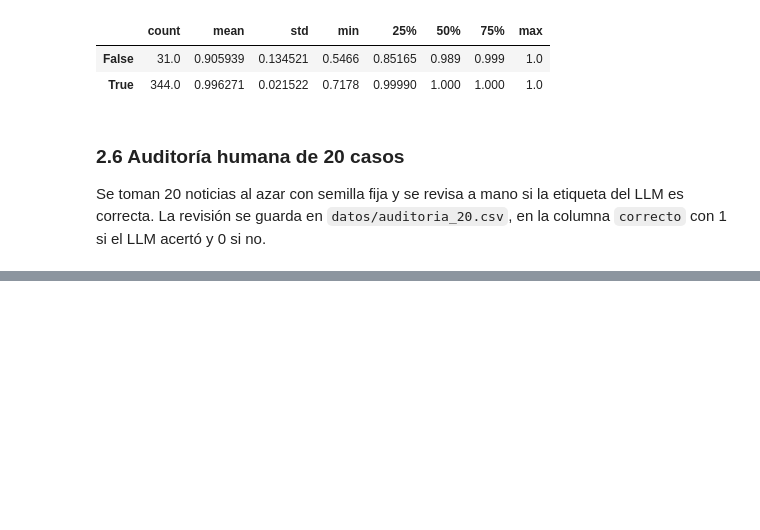
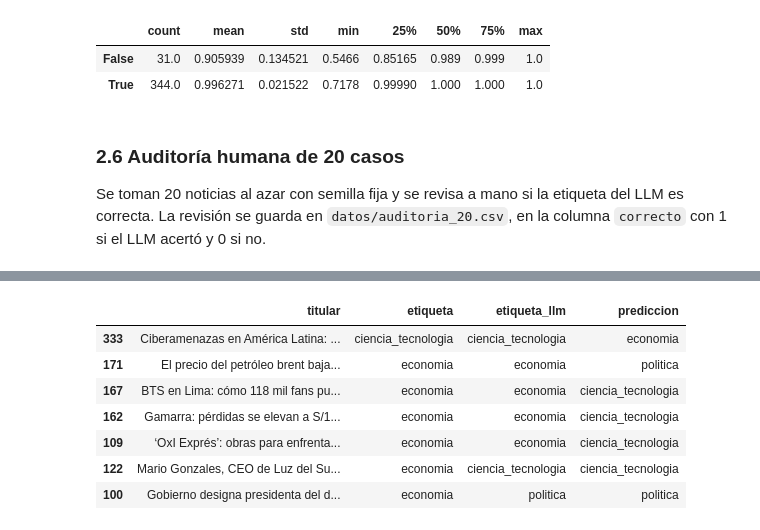
Before and after one commit to nicosil02/Python-Intermedio, a Jupyter notebook: tarea_1/02_clasificacion.ipynb, the cells around one changed output, grey strips where cells are left out. Cells and saved outputs as stored; diff of their text form; code cells hidden in the pictures; blank space fills up the shorter version.

```diff
--- a/tarea_1/02_clasificacion.ipynb
+++ b/tarea_1/02_clasificacion.ipynb
@@ -291,0 +495,13 @@ Plantilla creada. Falta completar la columna 'correcto' a mano.
+# %%
+test_errores = test.assign(prediccion=[ETIQUETAS[i] for i in y_pred])
+test_errores.loc[test_errores["etiqueta"] != test_errores["prediccion"],
+                 ["titular", "etiqueta", "etiqueta_llm", "prediccion"]]
+# %% [output]
+|  | titular | etiqueta | etiqueta_llm | prediccion |
+| 333 | Ciberamenazas en América Latina: ... | ciencia_tecnologia | ciencia_tecnologia | economia |
+| 171 | El precio del petróleo brent baja... | economia | economia | politica |
+| 167 | BTS en Lima: cómo 118 mil fans pu... | economia | economia | ciencia_tecnologia |
+| 162 | Gamarra: pérdidas se elevan a S/1... | economia | economia | ciencia_tecnologia |
+| 109 | ‘OxI Exprés’: obras para enfrenta... | economia | economia | ciencia_tecnologia |
+| 122 | Mario Gonzales, CEO de Luz del Su... | economia | ciencia_tecnologia | ciencia_tecnologia |
+| 100 | Gobierno designa presidenta del d... | economia | politica | politica |
```
Also changed, not shown: parts of 22 cells of this notebook, 5 other files.
